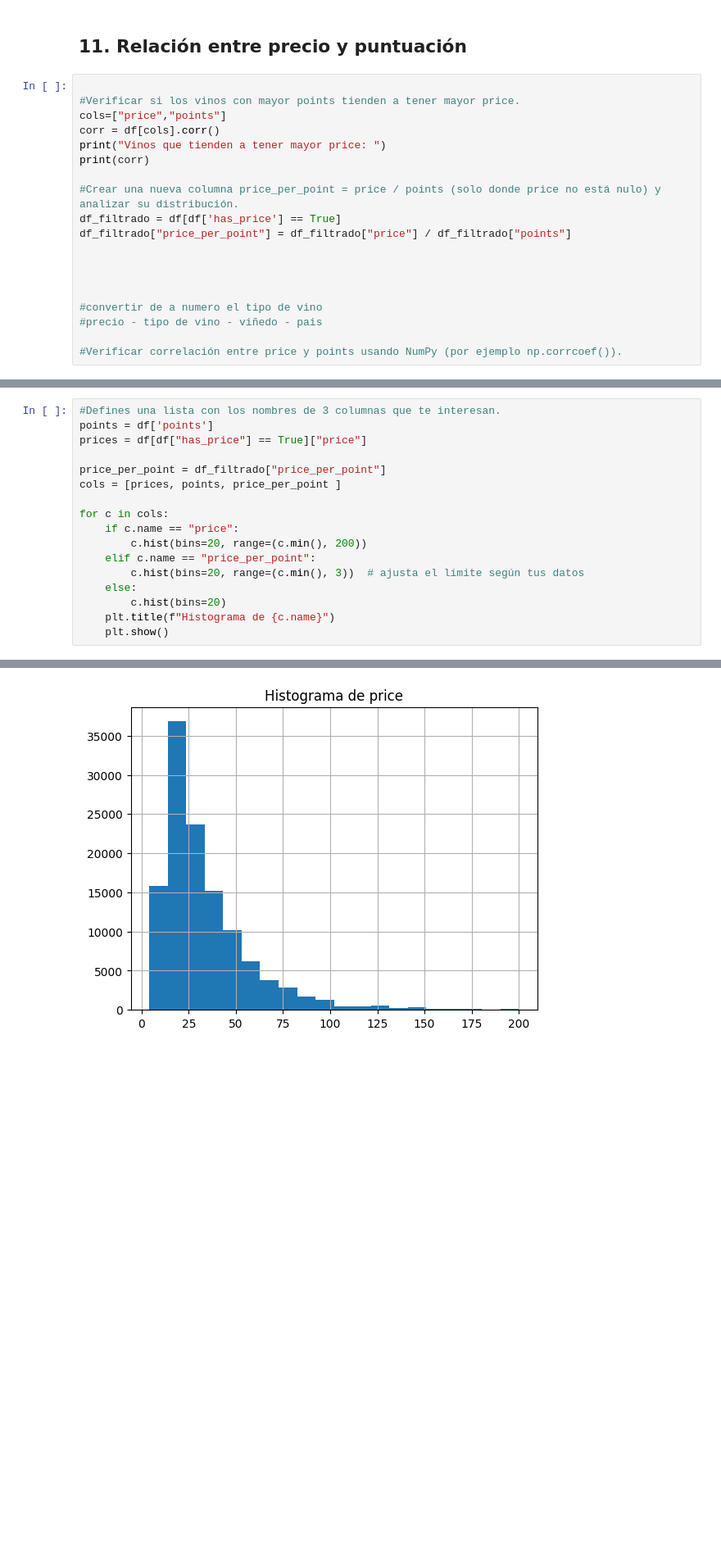
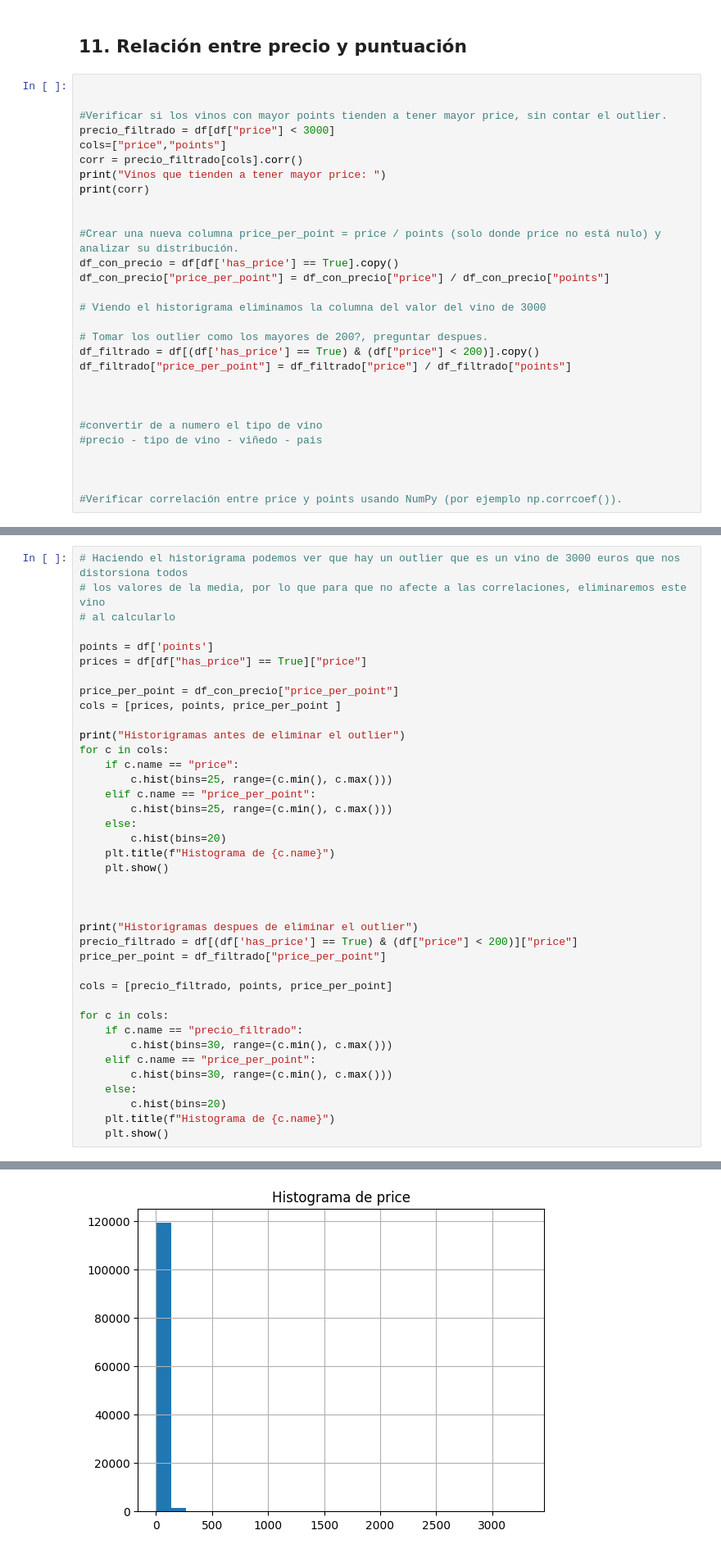
Before and after one commit to Dianathecoder/Wine-Tasting_Dataset, a Jupyter notebook: analisis2.ipynb, the cells around one changed output, grey strips where cells are left out. Shown: that part at 82% size. Saved outputs shown, nothing was run; the diff lists cells and outputs as text; blank space fills up the shorter version.

Commit message:
Modifique los historigramas

```diff
--- a/analisis2.ipynb
+++ b/analisis2.ipynb
@@ -440,22 +440,32 @@ Name: points, Length: 313, dtype: Float64
 ## 11. Relación entre precio y puntuación
 # %%
 
-#Verificar si los vinos con mayor points tienden a tener mayor price.
+
+#Verificar si los vinos con mayor points tienden a tener mayor price, sin contar el outlier.
+precio_filtrado = df[df["price"] < 3000]
 cols=["price","points"]
-corr = df[cols].corr()
+corr = precio_filtrado[cols].corr()
 print("Vinos que tienden a tener mayor price: ")
 print(corr)
 
+
 #Crear una nueva columna price_per_point = price / points (solo donde price no está nulo) y analizar su distribución.
-df_filtrado = df[df['has_price'] == True]
+df_con_precio = df[df['has_price'] == True].copy()
+df_con_precio["price_per_point"] = df_con_precio["price"] / df_con_precio["points"]
+
+# Viendo el historigrama eliminamos la columna del valor del vino de 3000
+
+# Tomar los outlier como los mayores de 200?, preguntar despues.
+df_filtrado = df[(df['has_price'] == True) & (df["price"] < 200)].copy()
 df_filtrado["price_per_point"] = df_filtrado["price"] / df_filtrado["points"]
-
 
 
 
 #convertir de a numero el tipo de vino
 #precio - tipo de vino - viñedo - pais
 
+
+
 #Verificar correlación entre price y points usando NumPy (por ejemplo np.corrcoef()).
 # %% [output]
 Vinos que tienden a tener mayor price:
@@ -476,18 +477,40 @@ See the caveats in the documentation: https://pandas.pydata.org/pandas-docs/stab
 # %%
-#Defines una lista con los nombres de 3 columnas que te interesan.
+# Haciendo el historigrama podemos ver que hay un outlier que es un vino de 3000 euros que nos distorsiona todos
+# los valores de la media, por lo que para que no afecte a las correlaciones, eliminaremos este vino
+# al calcularlo
+
 points = df['points']
 prices = df[df["has_price"] == True]["price"]
 
-price_per_point = df_filtrado["price_per_point"]
+price_per_point = df_con_precio["price_per_point"]
 cols = [prices, points, price_per_point ]
 
+print("Historigramas antes de eliminar el outlier")
 for c in cols:
     if c.name == "price":
-        c.hist(bins=20, range=(c.min(), 200))
+        c.hist(bins=25, range=(c.min(), c.max()))
     elif c.name == "price_per_point":
-        c.hist(bins=20, range=(c.min(), 3))  # ajusta el límite según tus datos
+        c.hist(bins=25, range=(c.min(), c.max()))
     else:
         c.hist(bins=20)
     plt.title(f"Histograma de {c.name}")
     plt.show()
+
+
+
+print("Historigramas despues de eliminar el outlier")
+precio_filtrado = df[(df['has_price'] == True) & (df["price"] < 200)]["price"]
+price_per_point = df_filtrado["price_per_point"]
+
+cols = [precio_filtrado, points, price_per_point]
+
+for c in cols:
+    if c.name == "precio_filtrado":
+        c.hist(bins=30, range=(c.min(), c.max()))
+    elif c.name == "price_per_point":
+        c.hist(bins=30, range=(c.min(), c.max()))
+    else:
+        c.hist(bins=20)
+    plt.title(f"Histograma de {c.name}")
+    plt.show()
 # %% [output]
@@ -494,2 +518,2 @@ for c in cols:
-[figure, old version]
+[figure, new version]
 [figure]
```
Also changed, not shown: parts of 8 cells of this notebook.
